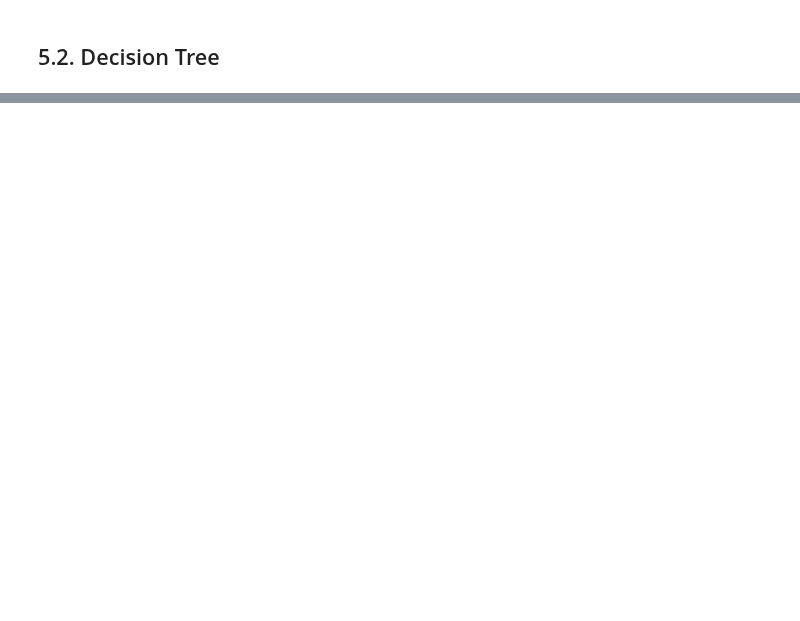
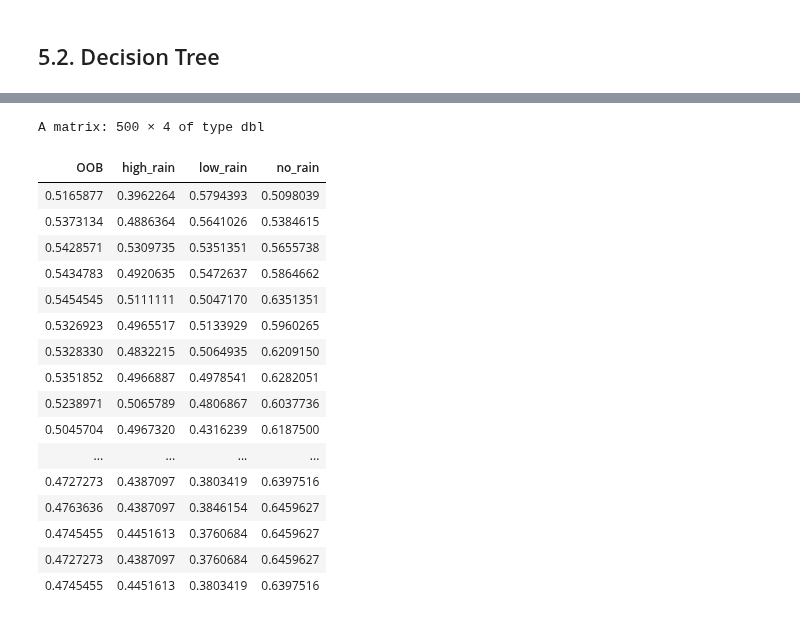
Before and after one commit to NguyenHai7120/4A-MachineLearning-Project, a Jupyter notebook: Tree_and_Forest_R.ipynb, the cells around one changed output, grey strips where cells are left out. Cells and saved outputs as stored; diff of their text form; code cells hidden in the pictures; blank space fills up the shorter version.

```diff
--- a/Tree_and_Forest_R.ipynb
+++ b/Tree_and_Forest_R.ipynb
@@ -79,0 +245,21 @@ pred_class  high_rain low_rain no_rain
+# %%
+random.forest$err.rate
+# %% [output]
+A matrix: 500 × 4 of type dbl
+| OOB | high_rain | low_rain | no_rain |
+| 0.5165877 | 0.3962264 | 0.5794393 | 0.5098039 |
+| 0.5373134 | 0.4886364 | 0.5641026 | 0.5384615 |
+| 0.5428571 | 0.5309735 | 0.5351351 | 0.5655738 |
+| 0.5434783 | 0.4920635 | 0.5472637 | 0.5864662 |
+| 0.5454545 | 0.5111111 | 0.5047170 | 0.6351351 |
+| 0.5326923 | 0.4965517 | 0.5133929 | 0.5960265 |
+| 0.5328330 | 0.4832215 | 0.5064935 | 0.6209150 |
+| 0.5351852 | 0.4966887 | 0.4978541 | 0.6282051 |
+| 0.5238971 | 0.5065789 | 0.4806867 | 0.6037736 |
+| 0.5045704 | 0.4967320 | 0.4316239 | 0.6187500 |
+| ... | ... | ... | ... |
+| 0.4727273 | 0.4387097 | 0.3803419 | 0.6397516 |
+| 0.4763636 | 0.4387097 | 0.3846154 | 0.6459627 |
+| 0.4745455 | 0.4451613 | 0.3760684 | 0.6459627 |
+| 0.4727273 | 0.4387097 | 0.3760684 | 0.6459627 |
+| 0.4745455 | 0.4451613 | 0.3803419 | 0.6397516 |
```
Also changed, not shown: parts of 29 cells of this notebook, 1 other file.
